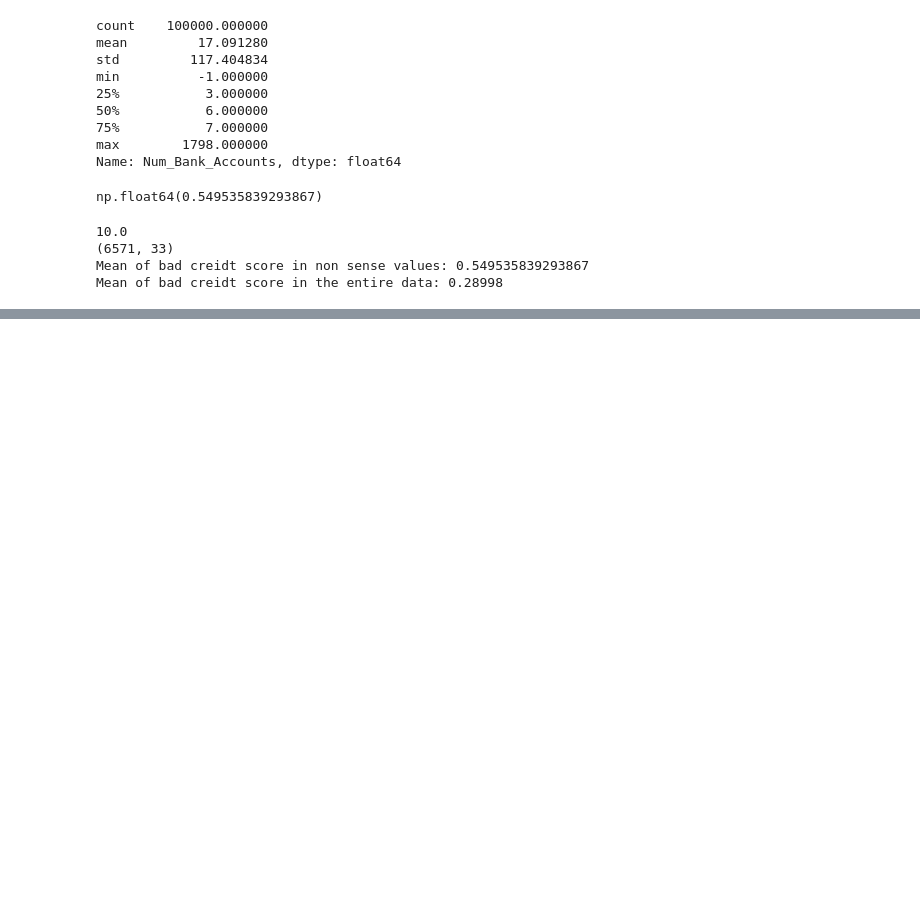
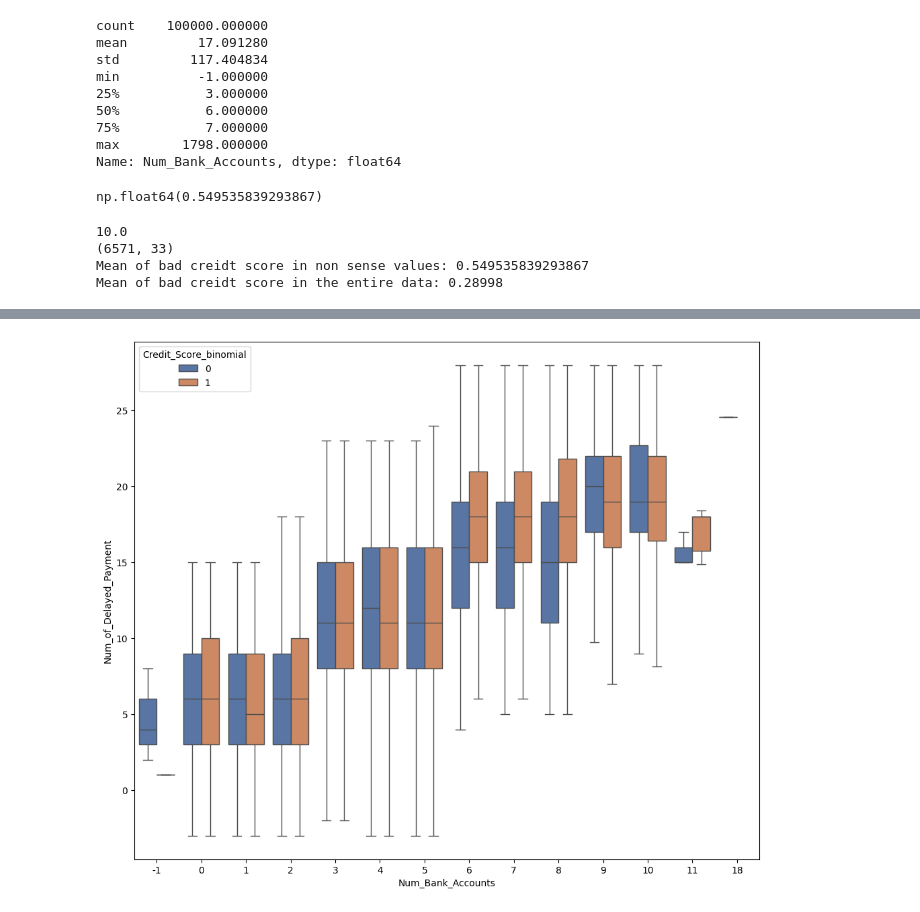
Before and after one commit to FerCorcuera/Credit-Score-Classification, a Jupyter notebook: notebooks/03_feature_engineering.ipynb, the cells around one changed output, grey strips where cells are left out. Saved outputs shown, nothing was run; the diff lists cells and outputs as text; code cells hidden in the pictures; blank space fills up the shorter version.

```diff
--- a/notebooks/03_feature_engineering.ipynb
+++ b/notebooks/03_feature_engineering.ipynb
@@ -313,0 +356,12 @@ plt.show()
+# %%
+plt.figure(figsize=(12, 10))
+sns.boxplot(
+    df[df["Num_Bank_Accounts"] <= 20],
+    x="Num_Bank_Accounts",
+    y="Num_of_Delayed_Payment",
+    showfliers=False,
+    hue="Credit_Score_binomial",
+)
+plt.show()
+# %% [output]
+[figure, added]
```
Also changed, not shown: parts of 6 cells of this notebook, 3 other files.
